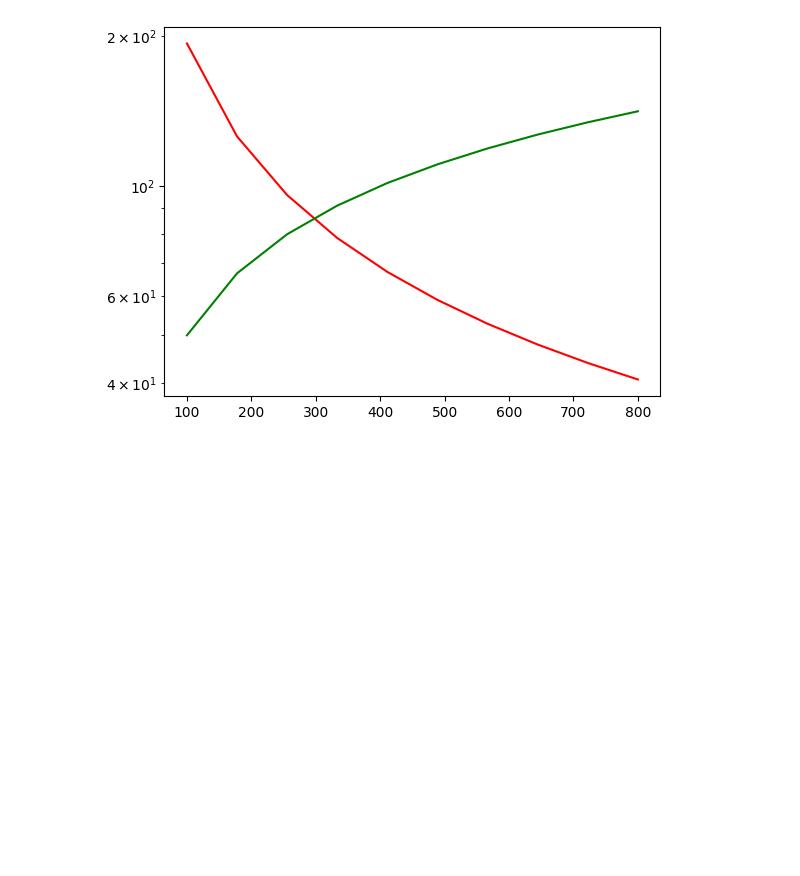
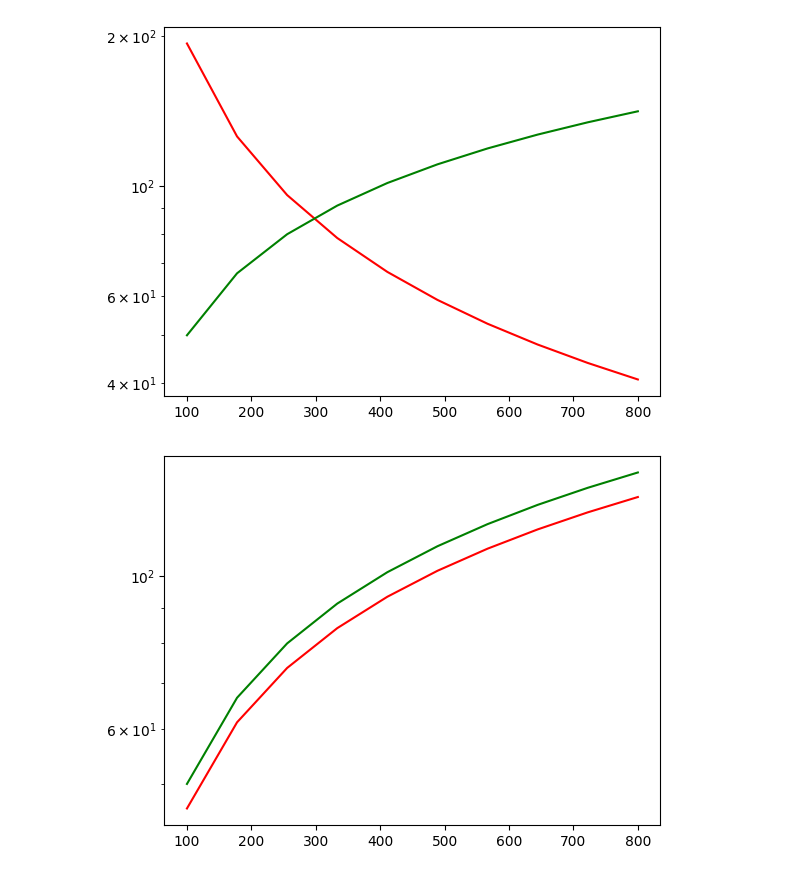
Before and after one commit to Metodos1-BrunoAbello-ManuelBecerra/FISI2526-MetCompCompl-202320-Abello-Becerra, a Jupyter notebook: Taller_2/punto_3_taller_2.ipynb, the cells around one changed output. Cells and saved outputs as stored; diff of their text form; code cells hidden in the pictures; blank space fills up the shorter version.

```diff
--- a/Taller_2/punto_3_taller_2.ipynb
+++ b/Taller_2/punto_3_taller_2.ipynb
@@ -220,3 +220,8 @@ plt.plot(T, Vrmsteórica, color = 'g')
 plt.yscale('log')
 # %% [output]
 [figure]
+# %%
+plt.plot(T, Vavgteórica, color ='r')
+plt.plot(T, Vrmsteórica, color = 'g')
+# %% [output]
+[figure, added]
```
Also changed, not shown: 1 other file.
